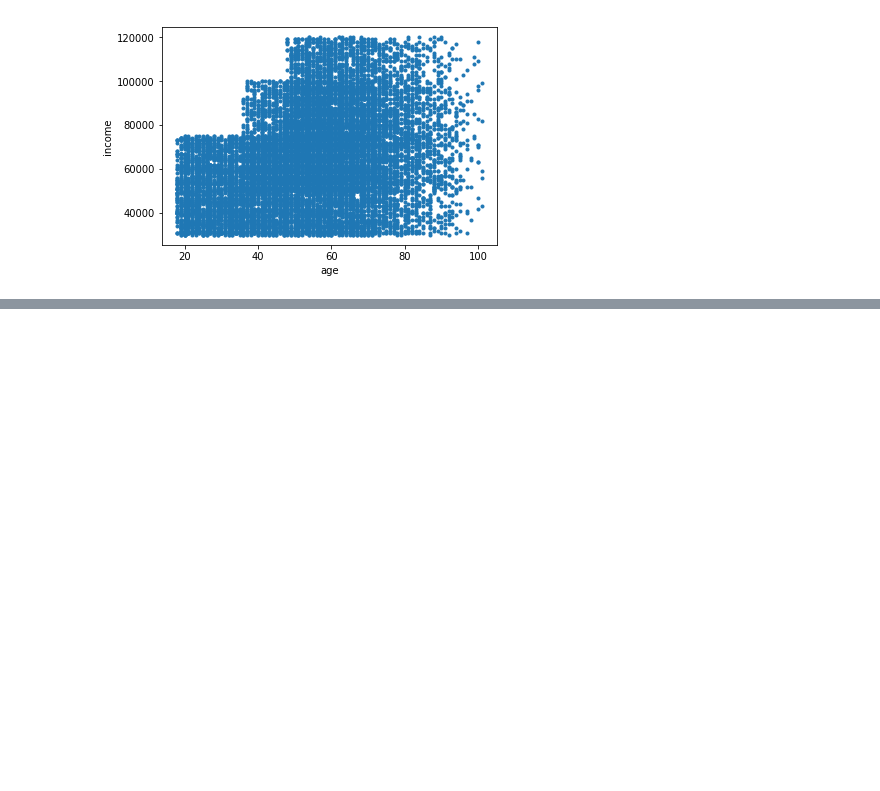
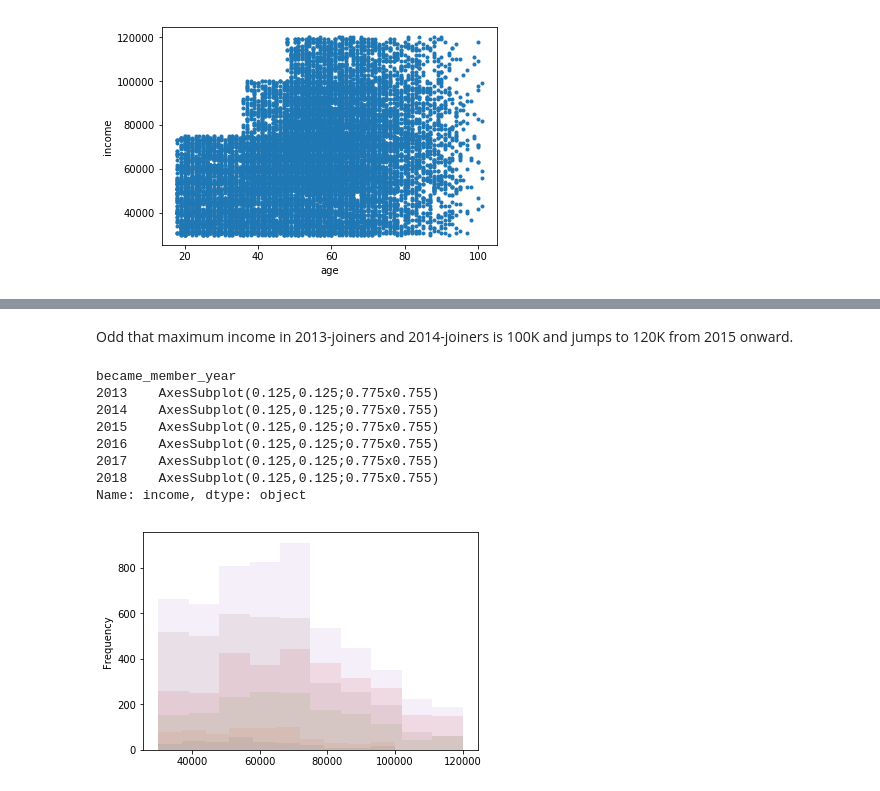
Before and after one commit to a1pat/Starbucks-Capstone, a Jupyter notebook: Starbucks_Capstone_notebook.ipynb, the cells around one changed output, grey strips where cells are left out. Saved outputs shown, nothing was run; the diff lists cells and outputs as text; code cells hidden in the pictures; blank space fills up the shorter version.

```diff
--- a/Starbucks_Capstone_notebook.ipynb
+++ b/Starbucks_Capstone_notebook.ipynb
@@ -321,0 +341,14 @@ profile.head()
+# %% [markdown]
+Odd that maximum income in 2013-joiners and 2014-joiners is 100K and jumps to 120K from 2015 onward.
+# %%
+profile.groupby('became_member_year')['income'].plot.hist(alpha=0.1)
+# %% [output]
+became_member_year
+2013    AxesSubplot(0.125,0.125;0.775x0.755)
+2014    AxesSubplot(0.125,0.125;0.775x0.755)
+2015    AxesSubplot(0.125,0.125;0.775x0.755)
+2016    AxesSubplot(0.125,0.125;0.775x0.755)
+2017    AxesSubplot(0.125,0.125;0.775x0.755)
+2018    AxesSubplot(0.125,0.125;0.775x0.755)
+Name: income, dtype: object
+[figure, added]
```
Also changed, not shown: parts of 12 cells of this notebook.
